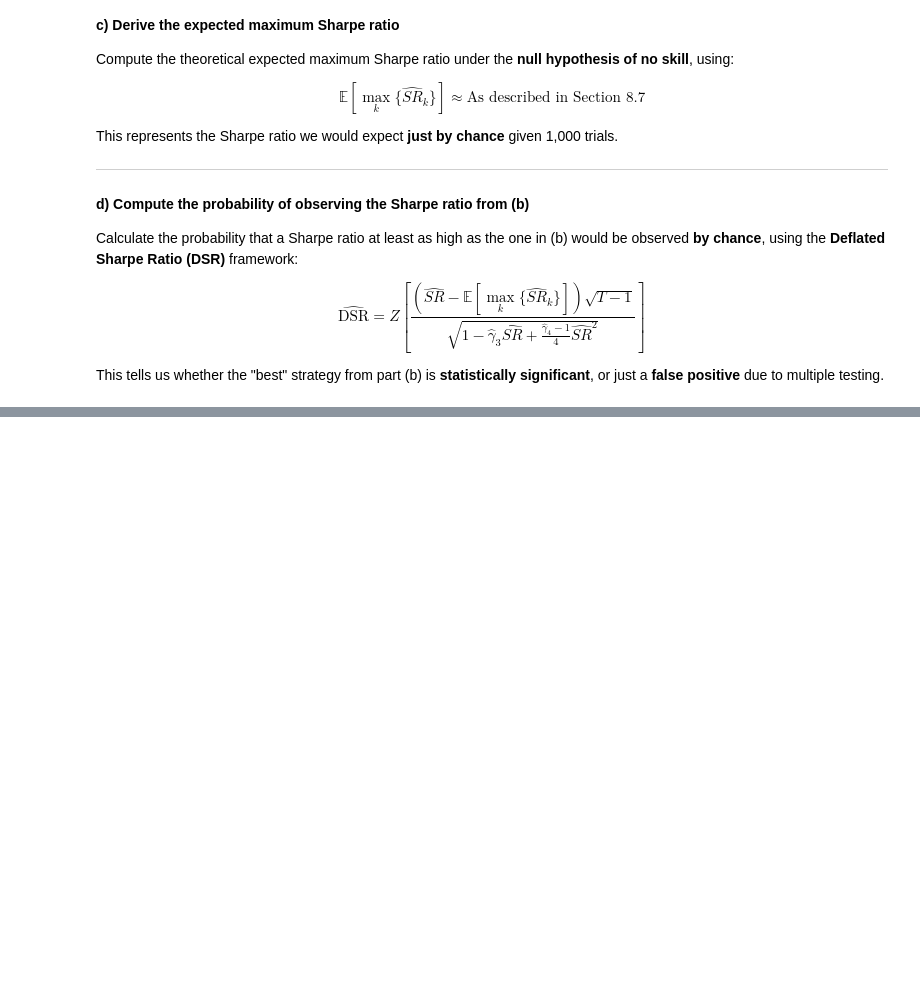
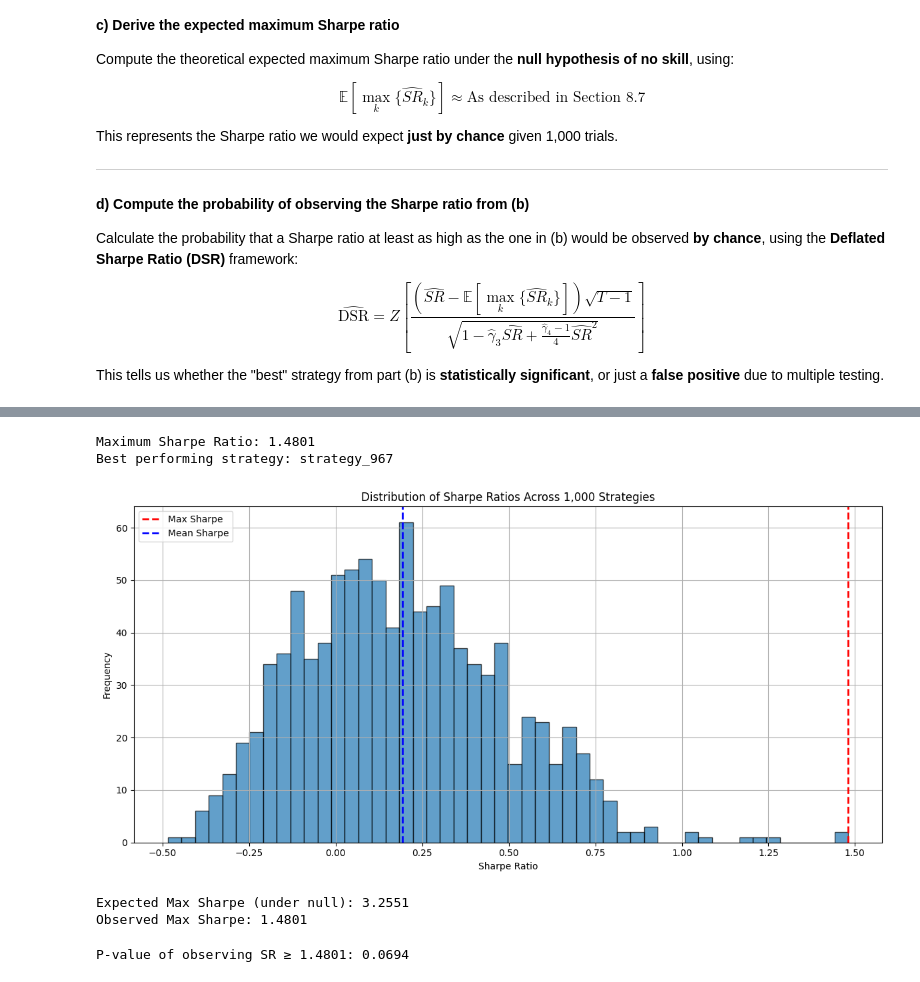
Before and after one commit to AndrewJSut/summer-of-finance, a Jupyter notebook: notebooks/Ch8_ML_for_AM.ipynb, the cells around one changed output, grey strips where cells are left out. Cells and saved outputs as stored; diff of their text form; code cells hidden in the pictures; blank space fills up the shorter version.

```diff
--- a/notebooks/Ch8_ML_for_AM.ipynb
+++ b/notebooks/Ch8_ML_for_AM.ipynb
@@ -405,0 +484,71 @@ This tells us whether the "best" strategy from part (b) is **statistically signi
+# %%
+# b) Compute the Sharpe Ratios
+
+def sharpe_ratio(series):
+    """Compute annualized Sharpe ratio (no risk-free rate)."""
+    mean_ret = series.mean()
+    std_ret = series.std()
+    return (mean_ret / std_ret) * np.sqrt(252) if std_ret != 0 else np.nan
+
+# Compute Sharpe ratios for each strategy
+sharpe_scores = returns_df.apply(sharpe_ratio, axis=0)
+
+# Find the maximum Sharpe ratio
+max_sharpe = sharpe_scores.max()
+best_strategy = sharpe_scores.idxmax()
+
+print(f"Maximum Sharpe Ratio: {max_sharpe:.4f}")
+print(f"Best performing strategy: {best_strategy}")
+
+import matplotlib.pyplot as plt
+
+# Plot histogram of Sharpe ratios
+plt.figure(figsize=(12, 6))
+plt.hist(sharpe_scores.dropna(), bins=50, alpha=0.7, edgecolor='black')
+
+# Add lines for max and mean Sharpe
+plt.axvline(sharpe_scores.max(), color='red', linestyle='--', linewidth=2, label='Max Sharpe')
+plt.axvline(sharpe_scores.mean(), color='blue', linestyle='--', linewidth=2, label='Mean Sharpe')
+
+# Annotate
+plt.title("Distribution of Sharpe Ratios Across 1,000 Strategies")
+plt.xlabel("Sharpe Ratio")
+plt.ylabel("Frequency")
+plt.legend()
+plt.grid(True)
+plt.tight_layout()
+plt.show()
+# %% [output]
+Maximum Sharpe Ratio: 1.4801
+Best performing strategy: strategy_967
+[figure, added]
+# %%
+# c)Derive the expected maximum Sharpe ratio
+# Compute the theoretical expected maximum Sharpe ratio under the null hypothesis of no skill
+
+from scipy.stats import norm
+
+def expected_max_sharpe(n_trials, mean_sr=0, std_sr=1):
+    """Expected maximum Sharpe ratio under the null (False Strategy Theorem)"""
+    gamma = 0.5772  # Euler–Mascheroni constant
+    term1 = (1 - gamma) * norm.ppf(1 - 1 / n_trials)
+    term2 = gamma * norm.ppf(1 - 1 / (n_trials * np.e))
+    return mean_sr + std_sr * (term1 + term2)
+
+# Apply to our case: 1000 strategies, mean=0, std=1
+E_max_SR = expected_max_sharpe(n_trials=1000)
+
+print(f"Expected Max Sharpe (under null): {E_max_SR:.4f}")
+print(f"Observed Max Sharpe: {max_sharpe:.4f}")
+# %% [output]
+Expected Max Sharpe (under null): 3.2551
+Observed Max Sharpe: 1.4801
+# %%
+observed_sharpe = max_sharpe
+
+# Compute p-value under null hypothesis
+p_value = 1 - norm.cdf(observed_sharpe)
+
+print(f"P-value of observing SR ≥ {observed_sharpe:.4f}: {p_value:.4f}")
+# %% [output]
+P-value of observing SR ≥ 1.4801: 0.0694
```
Also changed, not shown: parts of 1 cell of this notebook, 3 other files.
